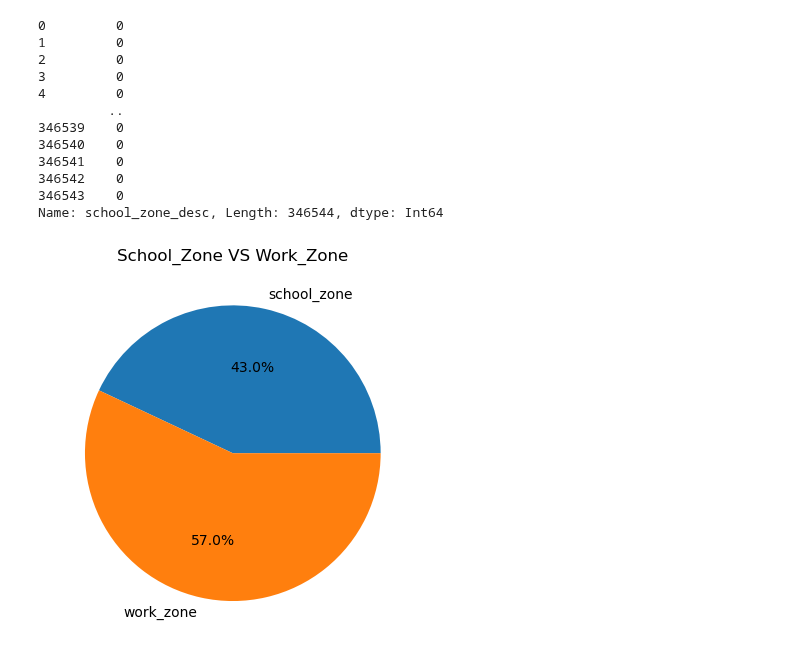
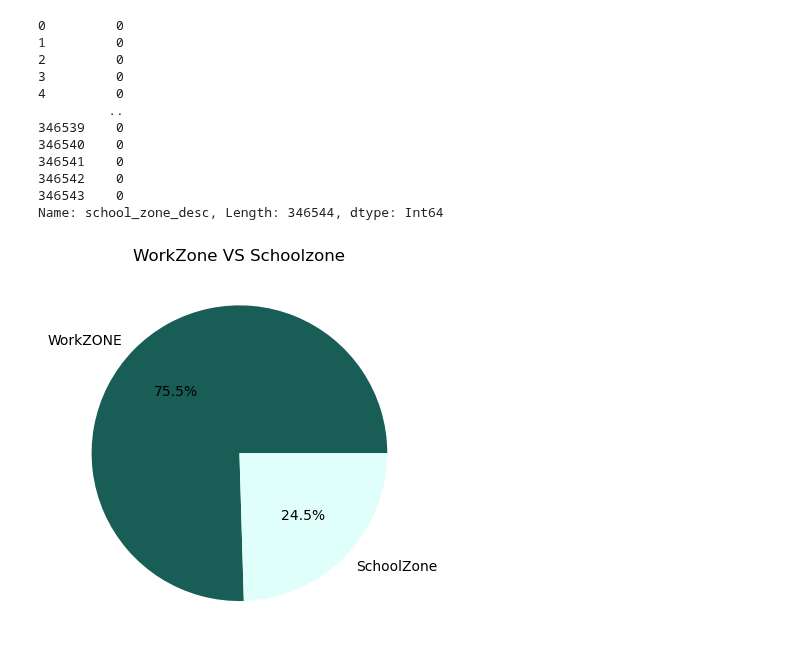
Before and after one commit to Eliab16/VDOT-crash-analysis, a Jupyter notebook: notebooks/schoolzone_workzone.ipynb, the cells around one changed output. Cells and saved outputs as stored; diff of their text form; code cells hidden in the pictures.

```diff
--- a/notebooks/schoolzone_workzone.ipynb
+++ b/notebooks/schoolzone_workzone.ipynb
@@ -67,0 +68,7 @@ Name: school_zone_desc, Length: 346544, dtype: object
+# %%
+crash_data2['WorkZone'] = crash_data2['WorkZone'].map({'Yes':1 ,'No':0})
+
+crash_data2['SchoolZone'] = crash_data2['SchoolZone'].map({'Yes':1 ,'No':0})
+# %%
+crash_data2['crash_data2['work_zone_related_ind'] '] = crash_data2['WorkZone'].astype('Int64')
+crash_data2['SchoolZone'] = crash_data2['SchoolZone'].astype('Int64')
@@ -105,22 +157,23 @@ crash_data2['school_zone_desc']
 346543    0
 Name: school_zone_desc, Length: 346544, dtype: Int64
 # %%
-work_zone_related_cd1 = crash_data2['work_zone_related_ind'].sum()
-school_zone_cd1 = crash_data2['school_zone_desc'].sum()
+work_zone_related_ind = crash_data2['work_zone_related_ind'].sum()
+school_zone_desc = crash_data2['school_zone_desc'].sum()
 # %%
-percent_work_zone_related_cd = work_zone_related_cd1 / (work_zone_related_cd1 + school_zone_cd1) * 100
-percent_school_zone_desc = school_zone_cd1 / (work_zone_related_ind + school_zone_cd1) * 100
+percent_work_zone_related_ind = work_zone_related_ind / (work_zone_related_ind + school_zone_desc) * 100
+percent_school_zone_desc = school_zone_desc / (work_zone_related_ind + school_zone_desc) * 100
 # %%
-labels = ['school_zone', 'work_zone']
-values = [percent_work_zone_related_cd, percent_school_zone_desc]
+colors3=['#195e56','#e0fffb']
+labels = ['WorkZONE', 'SchoolZone']
+values = [percent_work_zone_related_ind, percent_school_zone_desc]
 
 # Create the donut chart.
-plt.pie(values, labels=labels, autopct="%1.1f%%")
+plt.pie(values, labels=labels, autopct="%1.1f%%",colors=colors3)
 
 # Add a title to the donut chart.
-plt.title('School_Zone VS Work_Zone')
+plt.title('WorkZone VS Schoolzone')
 plt.savefig('Schoolzone_workzone.jpg', format='jpg')
 # Show the donut chart.
 plt.show()
 # %% [output]
-[figure, old version]
+[figure, new version]
```
Also changed, not shown: parts of 11 cells of this notebook.
